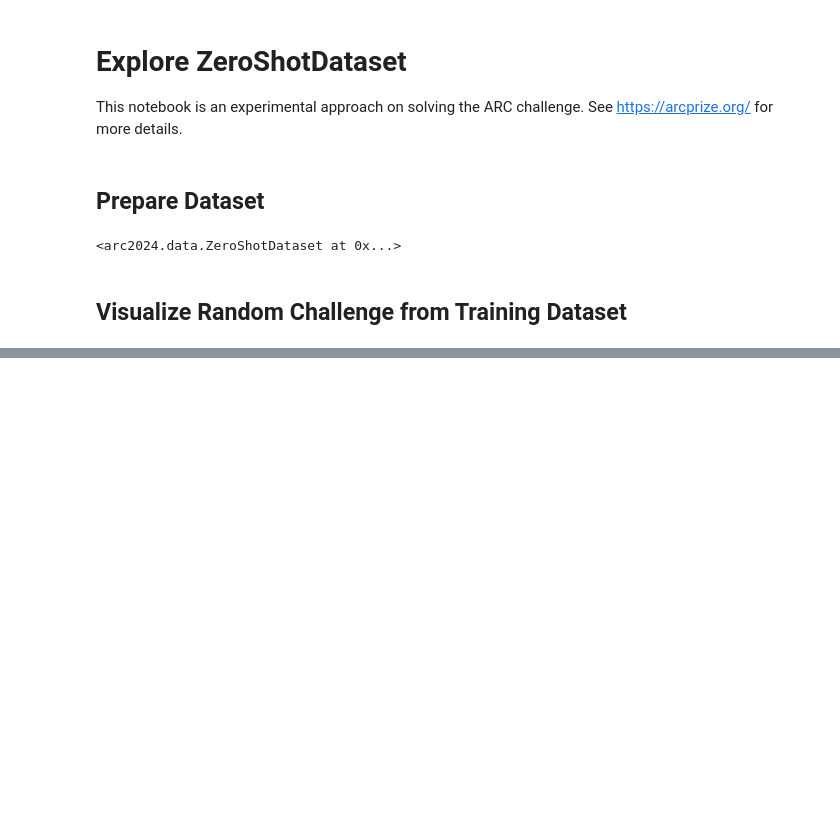
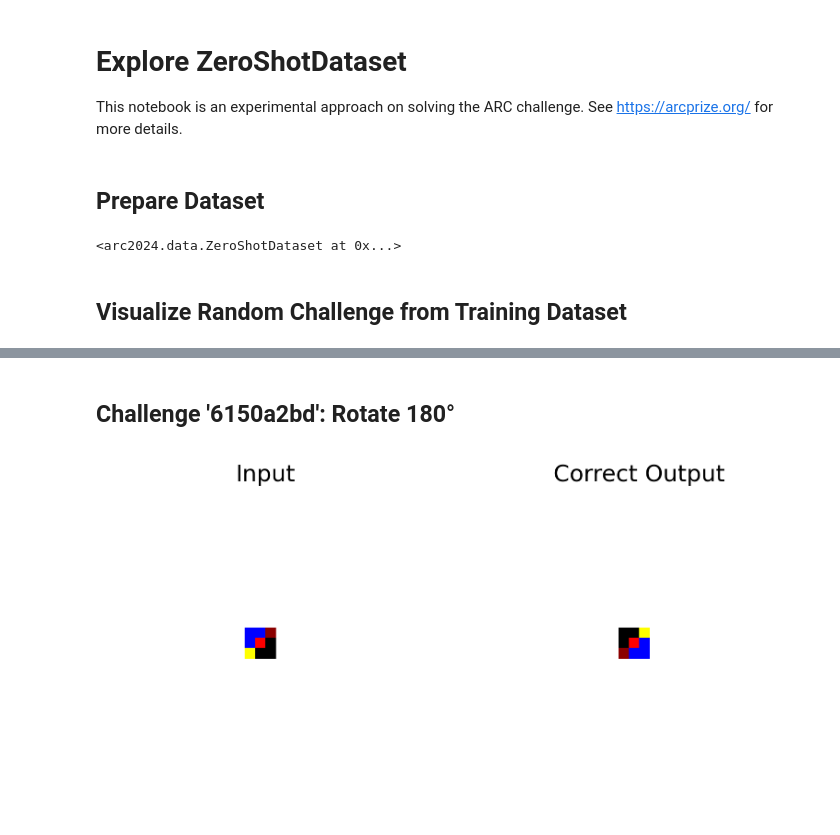
Before and after one commit to marbetschar/arc-prize-2024, a Jupyter notebook: Explore-ZeroShotDataset.ipynb, the cells around one changed output, grey strips where cells are left out. Saved outputs shown, nothing was run; the diff lists cells and outputs as text; code cells hidden in the pictures; blank space fills up the shorter version.

```diff
--- a/Explore-ZeroShotDataset.ipynb
+++ b/Explore-ZeroShotDataset.ipynb
@@ -26,0 +36,7 @@ plot.input_and_output(X, y)
+# %% [markdown]
+## Challenge '6150a2bd': Rotate 180°
+# %%
+X, y = dataset[dataset.challenge_ids.index('6150a2bd')]
+plot.input_and_output(X, y)
+# %% [output]
+[figure, added]
```
Also changed, not shown: parts of 4 cells of this notebook, 3 other files.
